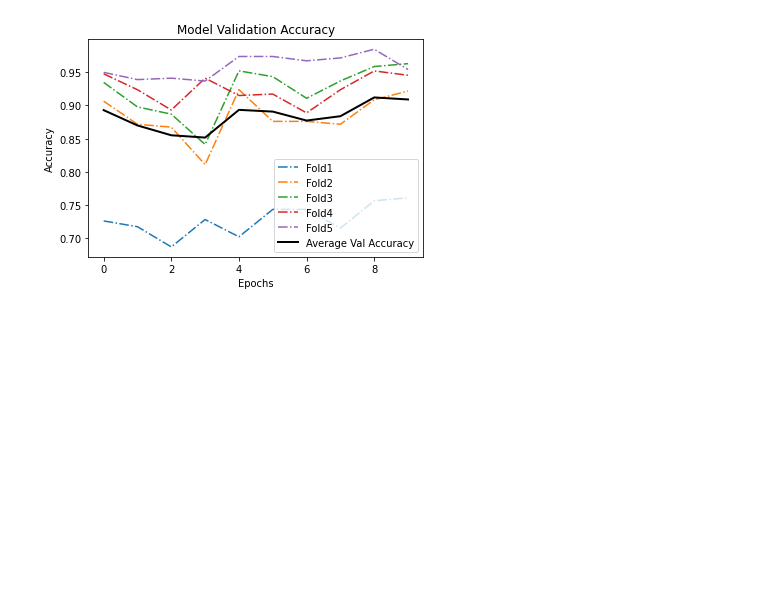
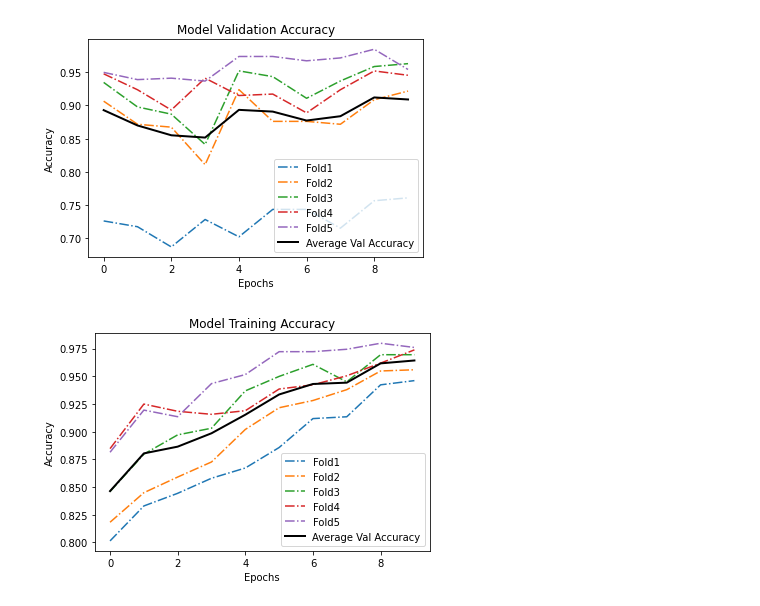
Before and after one commit to talhaanwarch/skin-disease-diagnosis, a Jupyter notebook: transfer_learning_approach.ipynb, the cells around one changed output. Saved outputs shown, nothing was run; the diff lists cells and outputs as text; code cells hidden in the pictures; blank space fills up the shorter version.

```diff
--- a/transfer_learning_approach.ipynb
+++ b/transfer_learning_approach.ipynb
@@ -288,14 +288,17 @@ history[0].history.keys()
 # %% [output]
 dict_keys(['loss', 'accuracy', 'val_loss', 'val_accuracy', 'lr'])
 # %%
-def plot_val_accuracy(hist):
+def plot_accuracy(hist,acc='val_accuracy'):
     for i in range(5):
-      plt.plot(hist[i].history['val_accuracy'],linestyle='-.',linewidth=1.5)
+      plt.plot(hist[i].history[acc],linestyle='-.',linewidth=1.5)
 
-    mean=np.mean([[j for j in x.history['val_accuracy']] for x in hist],axis=0)
-    std=np.std([[j for j in x.history['val_accuracy']] for x in hist],axis=0)
+    mean=np.mean([[j for j in x.history[acc]] for x in hist],axis=0)
+    std=np.std([[j for j in x.history[acc]] for x in hist],axis=0)
     plt.plot(mean,linewidth=2,color='black')
-    plt.title('Model Validation Accuracy')
+    if acc=='val_accuracy':
+      plt.title('Model Validation Accuracy')
+    else:
+      plt.title('Model Training Accuracy')
     plt.ylabel('Accuracy')
     plt.xlabel('Epochs')
     plt.legend(['Fold1','Fold2','Fold3','Fold4','Fold5','Average Val Accuracy' ], loc='best')
@@ -305,2 +308,6 @@ plot_val_accuracy(history)
 # %% [output]
 [figure]
+# %%
+plot_accuracy(history,acc='accuracy')
+# %% [output]
+[figure, added]
```
Also changed, not shown: parts of 1 cell of this notebook.
